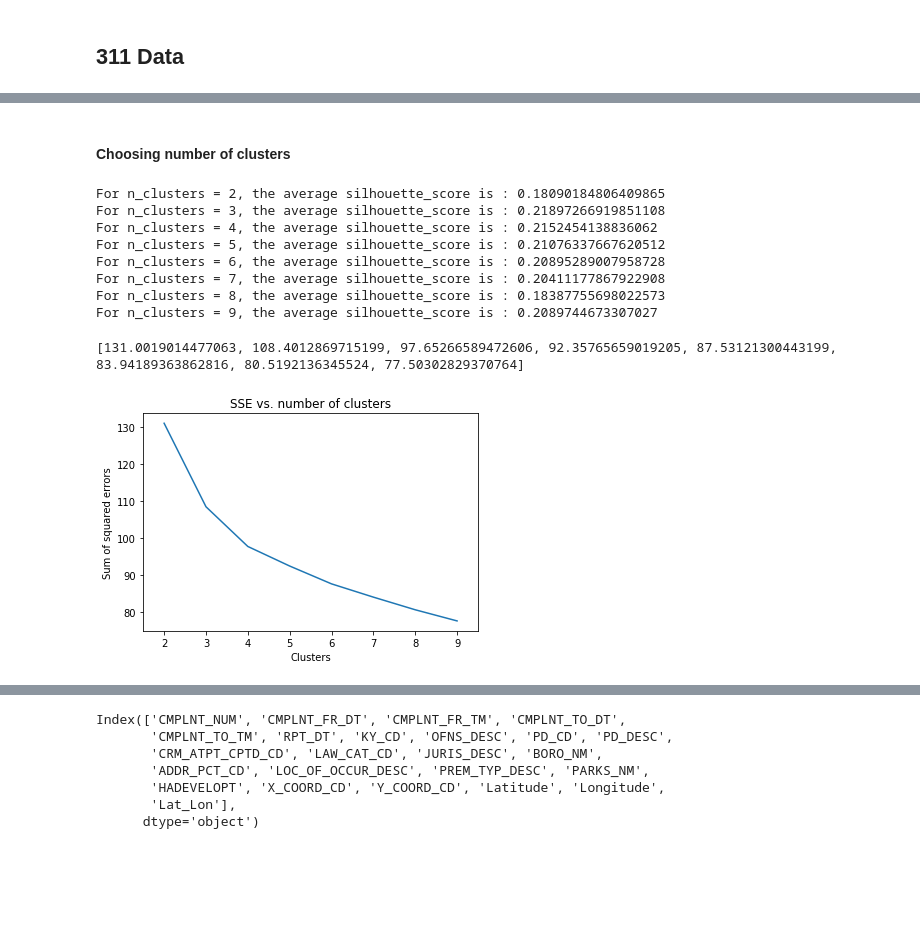
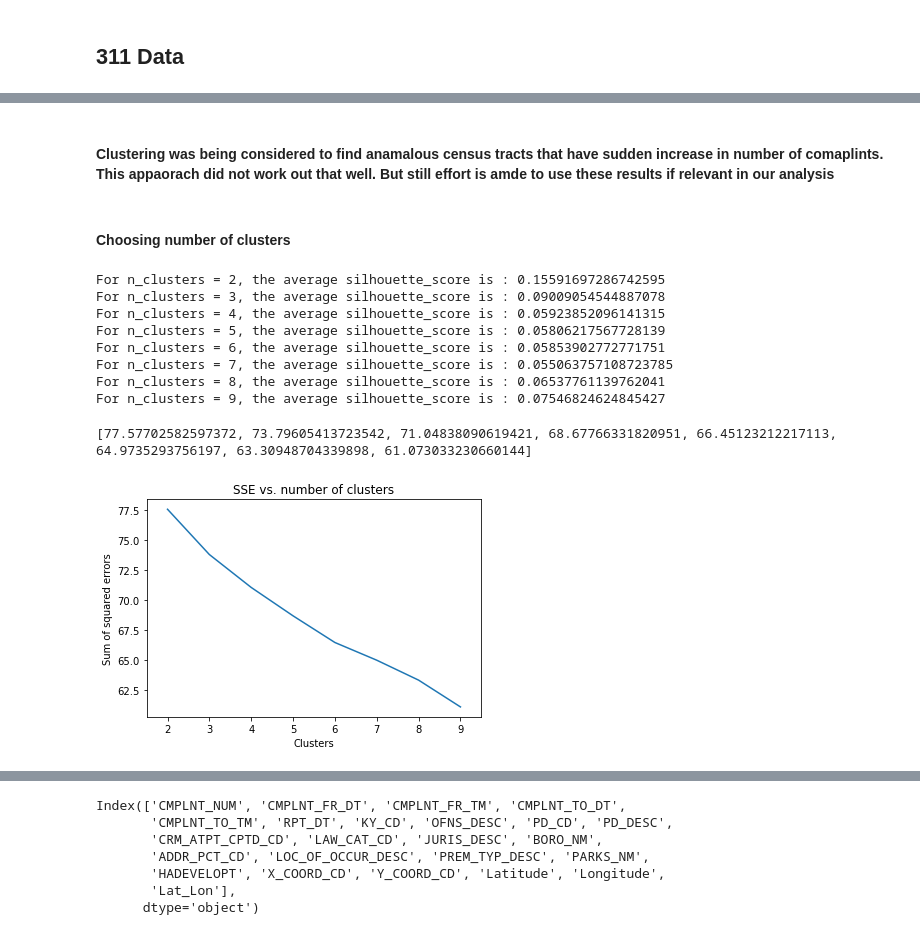
Before and after one commit to ssb10/Sidewalk-Bridges-The-Unregulated-Eyesore, a Jupyter notebook: Sidewalk_Sheds_Capstone.ipynb, the cells around one changed output, grey strips where cells are left out. Drawn from its saved outputs; the diff is of its cells as text; code cells hidden in the pictures; blank space fills up the shorter version.

```diff
--- a/Sidewalk_Sheds_Capstone.ipynb
+++ b/Sidewalk_Sheds_Capstone.ipynb
@@ -217,8 +306,0 @@ ct = df_311_groupby.CENSUS_TRACT.unique()
-# %%
-# Calculating vector of relative frequencies for each census tract
-S_a = {}
-
-for census_tract in ct:
-    df_temp = df_311_groupby[df_311_groupby['CENSUS_TRACT'] == census_tract]
-    s_area = np.sum(df_temp.complaint)      # total number of service requests in an area
-    S_a[census_tract] = list(df_temp.complaint/s_area)
@@ -228,0 +466,6 @@ df_311_features = df_311_features.fillna(0)
+# %% [markdown]
+#### Clustering was being considered to find anamalous census tracts that have sudden increase in number of comaplints. This appaorach did not work out that well. But still effort is amde to use these results if relevant in our analysis
+# %%
+df_311_2016_features = pd.DataFrame.from_dict(S_a, orient='index')
+# %%
+df_311_2016_features = df_311_2016_features.fillna(0)
@@ -233,35 +489,35 @@ range_n_clusters = range(2,10)
 
 for n_clusters in range_n_clusters:
     km = KMeans(random_state=99,n_clusters=n_clusters)
-    res=km.fit(df_311_features)
+    res=km.fit(df_311_2016_features)
     cluster_labels = res.labels_
-    silhouette_avg = silhouette_score(df_311_features, cluster_labels)
+    silhouette_avg = silhouette_score(df_311_2016_features, cluster_labels)
     print("For n_clusters = {},".format(n_clusters)+" the average silhouette_score is : {}".format(silhouette_avg))
 # %% [output]
-For n_clusters = 2, the average silhouette_score is : 0.18090184806409865
-For n_clusters = 3, the average silhouette_score is : 0.21897266919851108
-For n_clusters = 4, the average silhouette_score is : 0.2152454138836062
-For n_clusters = 5, the average silhouette_score is : 0.21076337667620512
-For n_clusters = 6, the average silhouette_score is : 0.20895289007958728
-For n_clusters = 7, the average silhouette_score is : 0.20411177867922908
-For n_clusters = 8, the average silhouette_score is : 0.18387755698022573
-For n_clusters = 9, the average silhouette_score is : 0.2089744673307027
+For n_clusters = 2, the average silhouette_score is : 0.15591697286742595
+For n_clusters = 3, the average silhouette_score is : 0.09009054544887078
+For n_clusters = 4, the average silhouette_score is : 0.05923852096141315
+For n_clusters = 5, the average silhouette_score is : 0.05806217567728139
+For n_clusters = 6, the average silhouette_score is : 0.05853902772771751
+For n_clusters = 7, the average silhouette_score is : 0.055063757108723785
+For n_clusters = 8, the average silhouette_score is : 0.06537761139762041
+For n_clusters = 9, the average silhouette_score is : 0.07546824624845427
 # %%
 SSE = []
 for i in range(2,10):
     km = KMeans(n_clusters = i)
-    res=km.fit(df_311_features)
+    res=km.fit(df_311_2016_features)
     SSE.append(res.inertia_)
 print(SSE)
 
-plt.gca()
-plt.plot(range(2,10),SSE)
-plt.xlabel("Clusters")
-plt.ylabel("Sum of squared errors")
-plt.title("SSE vs. number of clusters")
-plt.xlim(1.5,9.5)
-plt.show()
+pl.gca()
+pl.plot(range(2,10),SSE)
+pl.xlabel("Clusters")
+pl.ylabel("Sum of squared errors")
+pl.title("SSE vs. number of clusters")
+pl.xlim(1.5,9.5)
+pl.show()
 # %% [output]
-[131.0019014477063, 108.4012869715199, 97.65266589472606, 92.35765659019205, 87.53121300443199, 83.94189363862816, 80.5192136345524, 77.50302829370764]
+[77.57702582597372, 73.79605413723542, 71.04838090619421, 68.67766331820951, 66.45123212217113, 64.9735293756197, 63.30948704339898, 61.073033230660144]
-[figure, old version]
+[figure, new version]
 # %%
```
Also changed, not shown: parts of 143 cells of this notebook.
